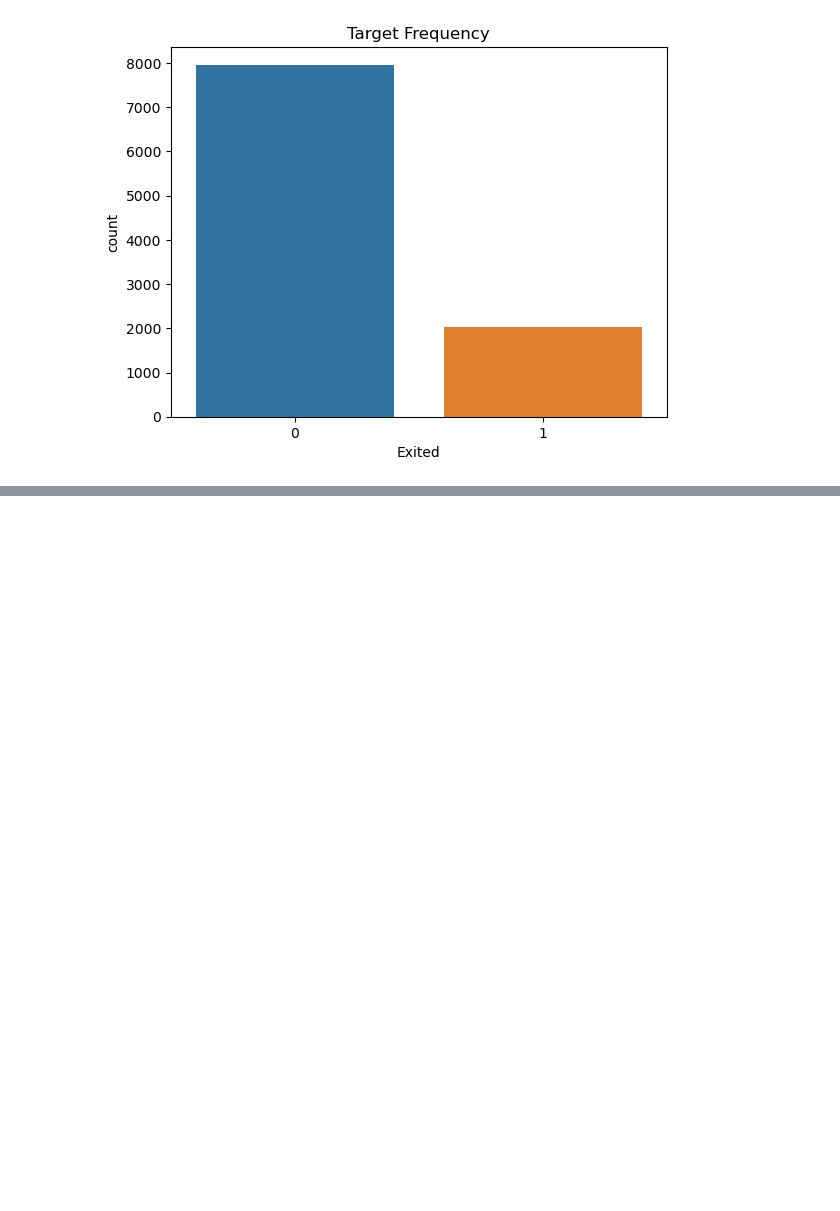
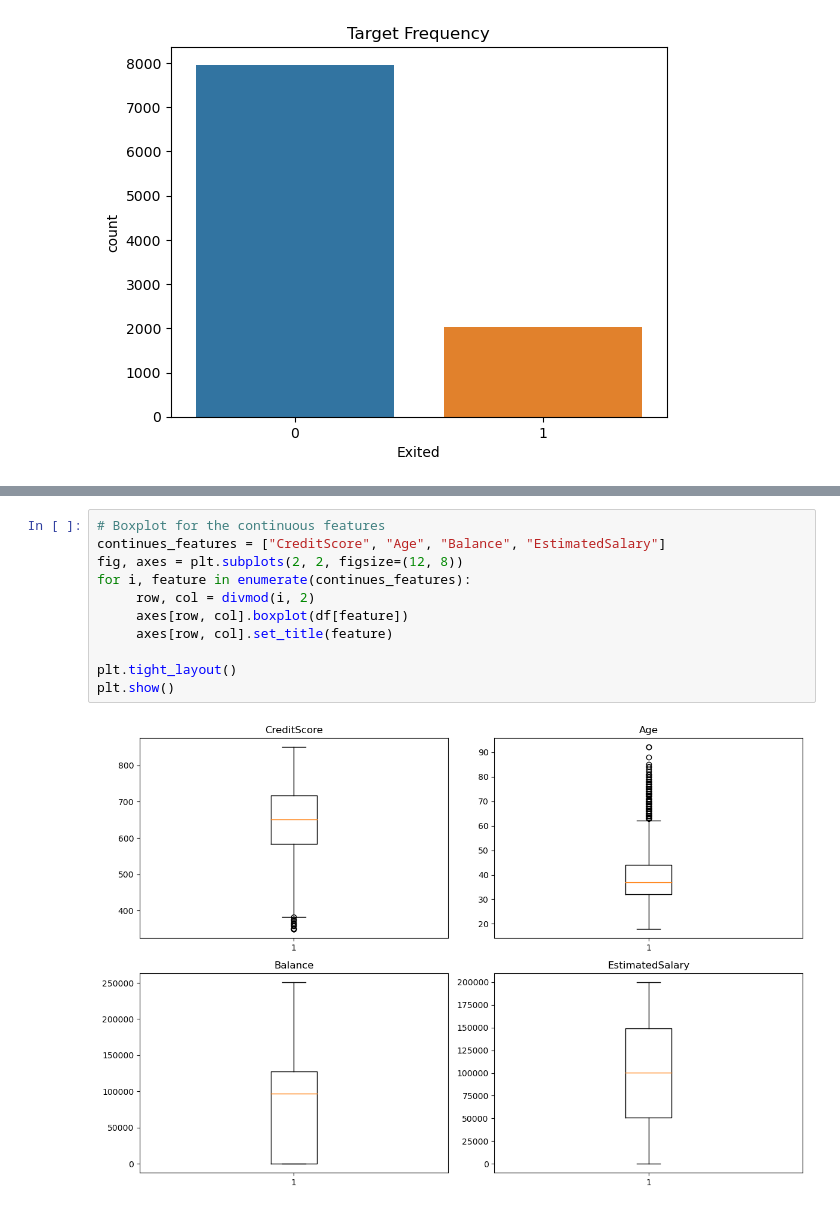
Before and after one commit to MohammedHamza0/churn-Classfication-, a Jupyter notebook: notebook/notebook.ipynb, the cells around one changed output, grey strips where cells are left out. Drawn from its saved outputs; the diff is of its cells as text; blank space fills up the shorter version.

```diff
--- a/notebook/notebook.ipynb
+++ b/notebook/notebook.ipynb
@@ -112,0 +119,13 @@ plt.show()
+# %%
+# Boxplot for the continuous features
+continues_features = ["CreditScore", "Age", "Balance", "EstimatedSalary"]
+fig, axes = plt.subplots(2, 2, figsize=(12, 8))
+for i, feature in enumerate(continues_features):
+     row, col = divmod(i, 2)
+     axes[row, col].boxplot(df[feature])
+     axes[row, col].set_title(feature)
+
+plt.tight_layout()
+plt.show()
+# %% [output]
+[figure, added]
```
Also changed, not shown: parts of 16 cells of this notebook.
